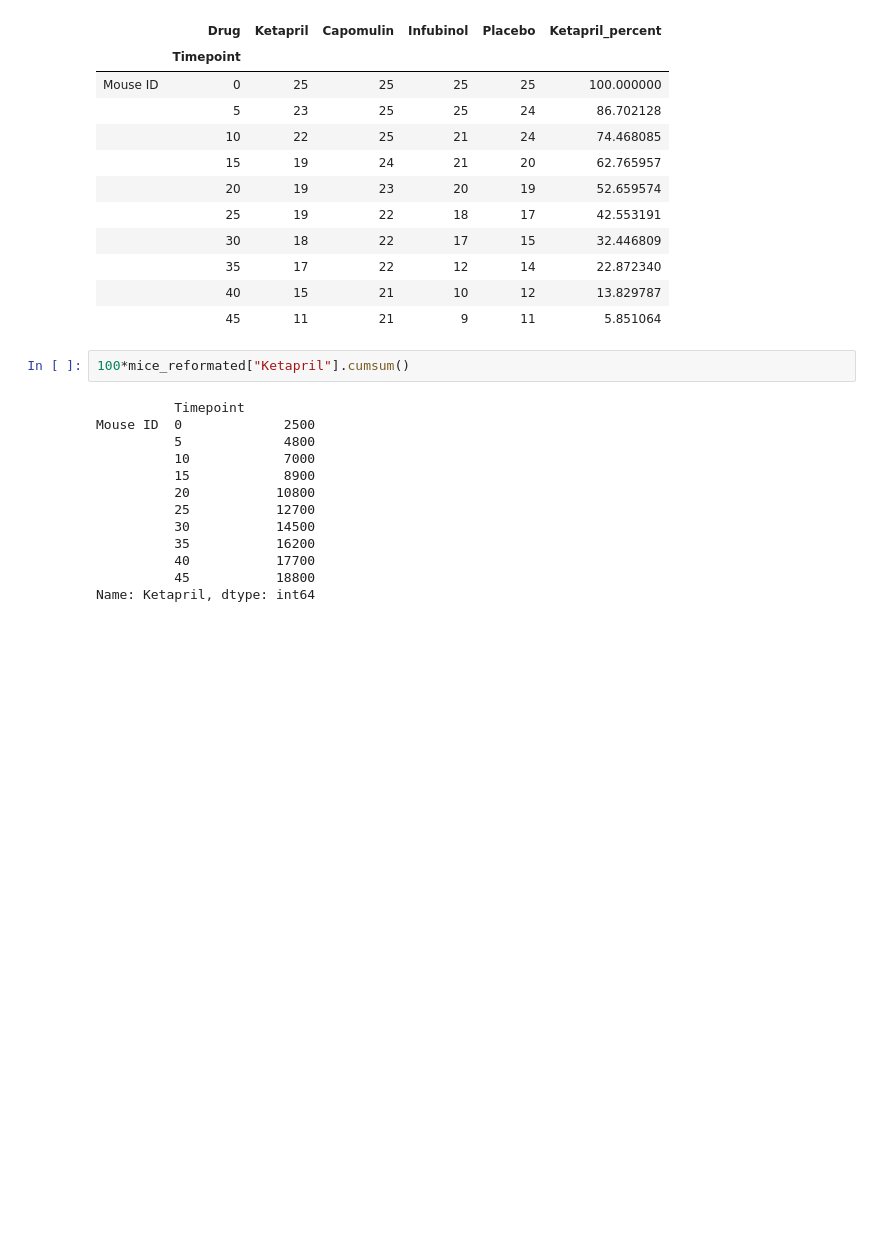
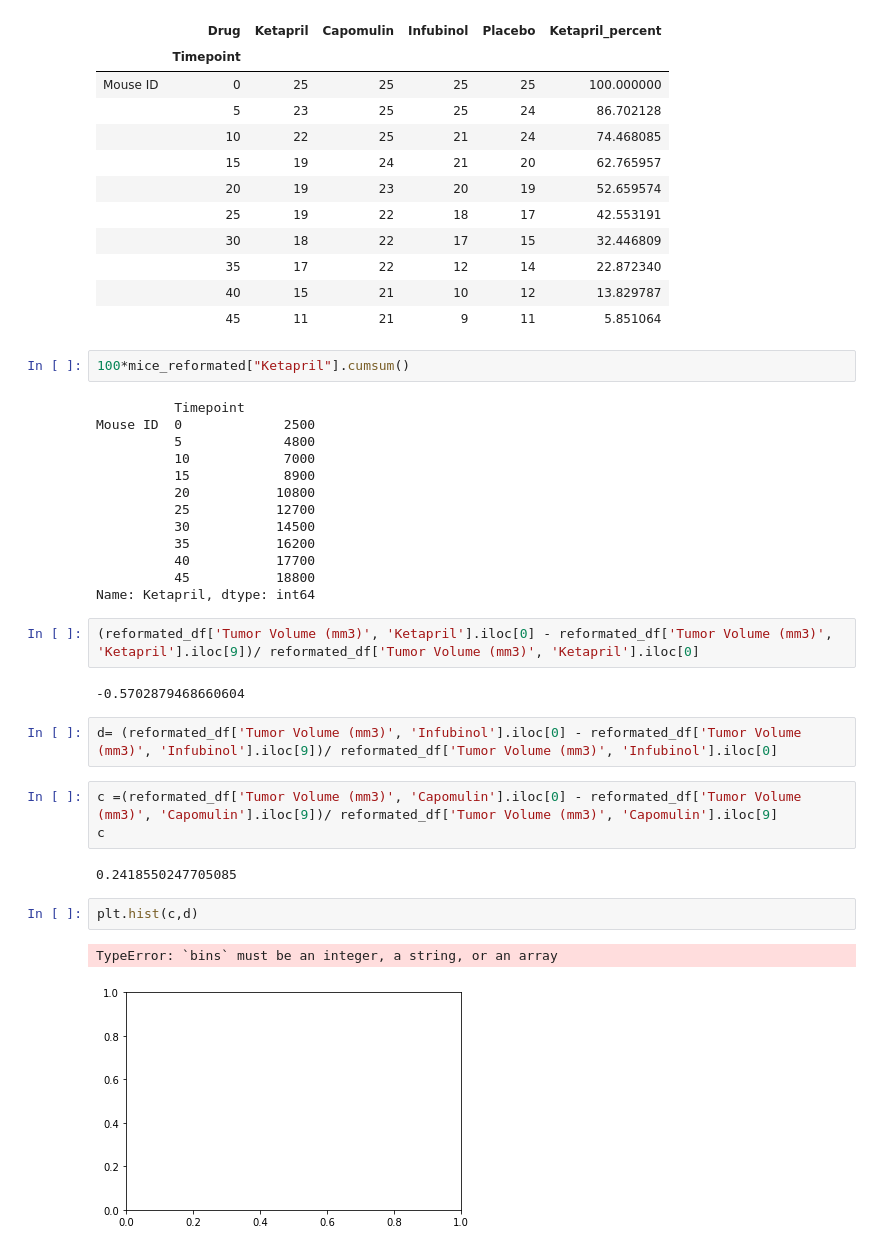
Before and after one commit to mcordray1988/matplotlib-Challenge, a Jupyter notebook: Pymaceuticals/Untitled.ipynb, the cells around one changed output. Drawn from its saved outputs; the diff is of its cells as text; blank space fills up the shorter version.

```diff
--- a/Pymaceuticals/Untitled.ipynb
+++ b/Pymaceuticals/Untitled.ipynb
@@ -390,3 +404,19 @@ Mouse ID  0             2500
           40           17700
           45           18800
 Name: Ketapril, dtype: int64
+# %%
+(reformated_df['Tumor Volume (mm3)', 'Ketapril'].iloc[0] - reformated_df['Tumor Volume (mm3)', 'Ketapril'].iloc[9])/ reformated_df['Tumor Volume (mm3)', 'Ketapril'].iloc[0]
+# %% [output]
+-0.5702879468660604
+# %%
+d= (reformated_df['Tumor Volume (mm3)', 'Infubinol'].iloc[0] - reformated_df['Tumor Volume (mm3)', 'Infubinol'].iloc[9])/ reformated_df['Tumor Volume (mm3)', 'Infubinol'].iloc[0]
+# %%
+c =(reformated_df['Tumor Volume (mm3)', 'Capomulin'].iloc[0] - reformated_df['Tumor Volume (mm3)', 'Capomulin'].iloc[9])/ reformated_df['Tumor Volume (mm3)', 'Capomulin'].iloc[9]
+c
+# %% [output]
+0.2418550247705085
+# %%
+plt.hist(c,d)
+# %% [output]
+TypeError: `bins` must be an integer, a string, or an array
+[figure, added]
```
Also changed, not shown: parts of 8 cells of this notebook.
